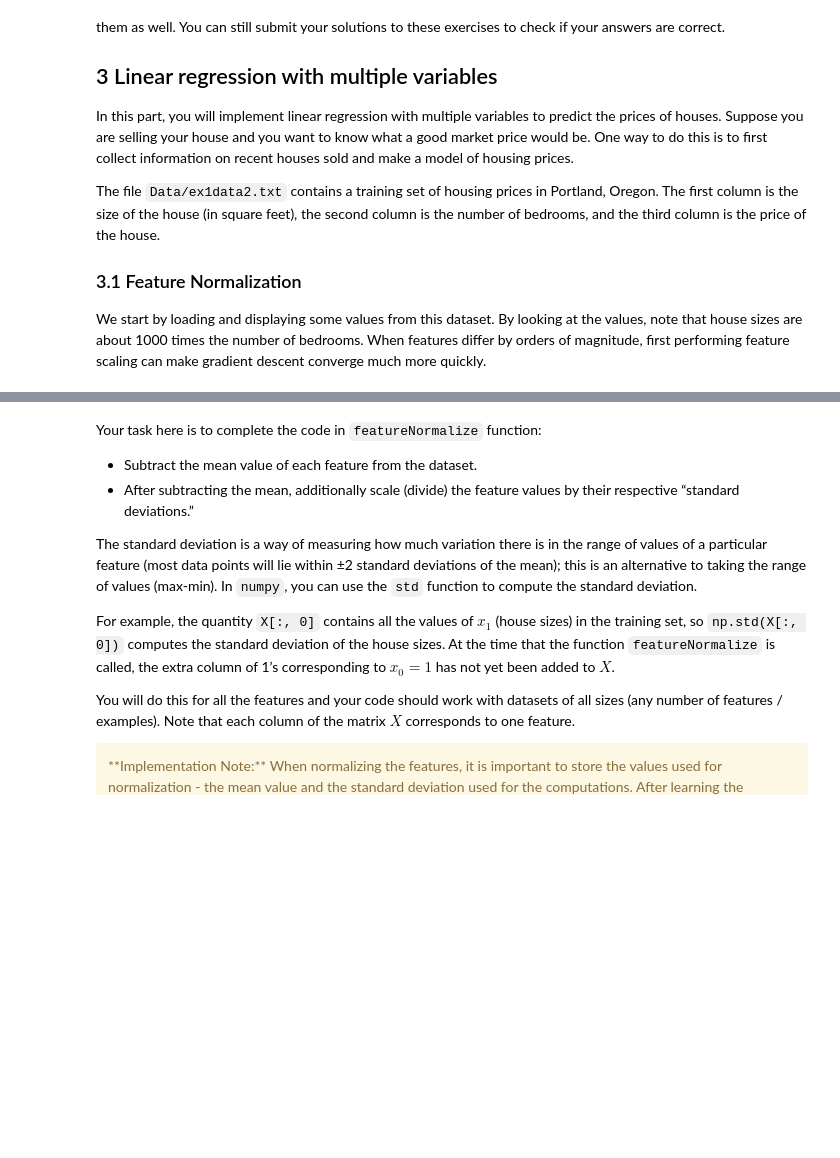
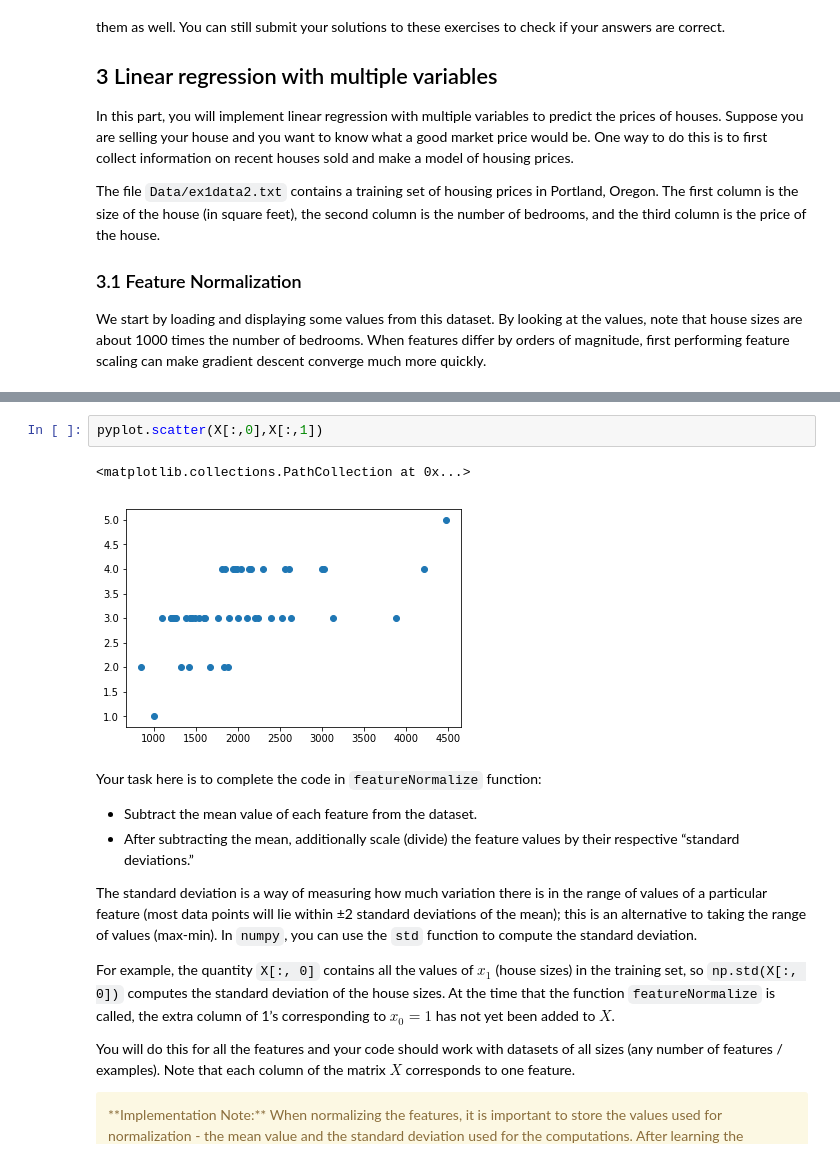
Before and after one commit to Dannynis/DL-ML-DSP, a Jupyter notebook: ml-coursera-python-assignments-master/Exercise1/exercise1.ipynb, the cells around one changed output, grey strips where cells are left out. Saved outputs shown, nothing was run; the diff lists cells and outputs as text; blank space fills up the shorter version.

```diff
--- a/ml-coursera-python-assignments-master/Exercise1/exercise1.ipynb
+++ b/ml-coursera-python-assignments-master/Exercise1/exercise1.ipynb
@@ -783,3 +796,8 @@ for i in range(10):
+# %%
+pyplot.scatter(X[:,0],X[:,1])
+# %% [output]
+<matplotlib.collections.PathCollection at 0x...>
+[figure, added]
 # %% [markdown]
 Your task here is to complete the code in `featureNormalize` function:
 - Subtract the mean value of each feature from the dataset.
```
Also changed, not shown: parts of 6 cells of this notebook.
